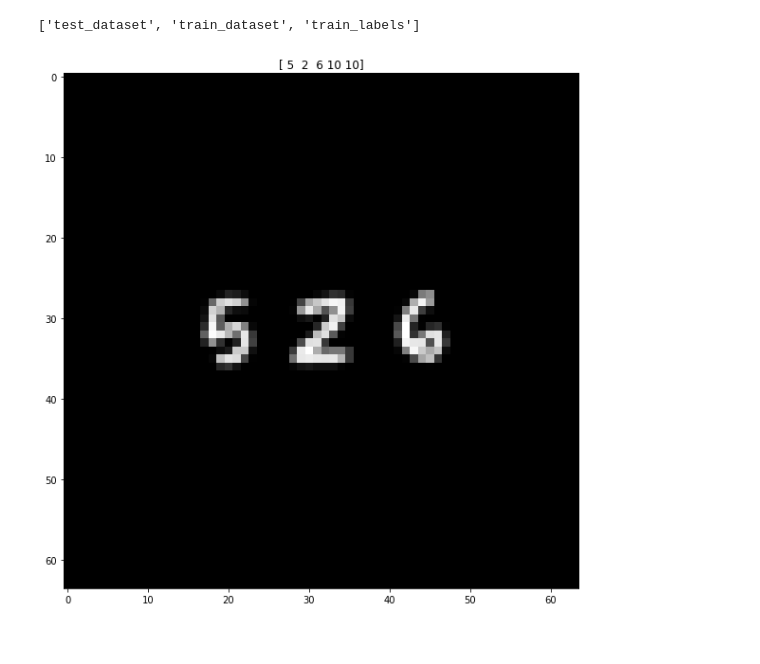
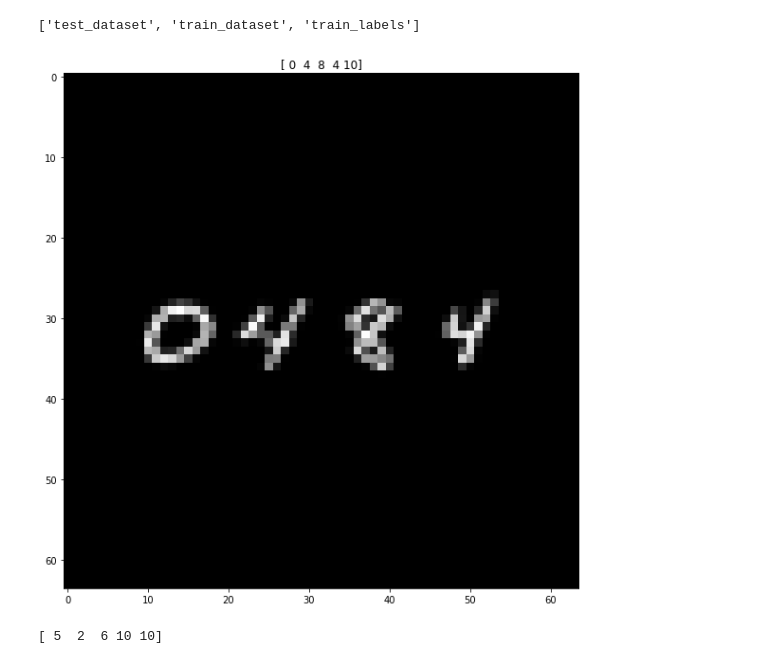
Before and after one commit to iwantadventureinthegreatwidesomewhere/Multi-Label-Classification-of-Image-Data, a Jupyter notebook: Task1.ipynb, the cells around one changed output. Drawn from its saved outputs; the diff is of its cells as text; code cells hidden in the pictures.

Commit message:
windowing and digits singulars

```diff
--- a/Task1.ipynb
+++ b/Task1.ipynb
@@ -56,7 +58,19 @@ list(f.keys())
 # %% [output]
 ['test_dataset', 'train_dataset', 'train_labels']
 # %%
-#print(np.squeeze(np.array(f["test_dataset"]))[0])
-displayGreyImage(np.squeeze(np.array(f["train_dataset"]))[3],np.squeeze(f["train_labels"])[3])
+displayGreyImage(np.squeeze(np.array(f["train_dataset"]))[7],np.squeeze(f["train_labels"])[7])
 # %% [output]
-[figure, old version]
+[figure, new version]
+# %%
+print(np.squeeze(f["train_labels"])[3])
+train_dataset = np.squeeze(np.array(f["train_dataset"])).copy()
+train_labels = np.squeeze(np.array(f["train_labels"])).copy()
+
+singulars_digit_list = []
+singulars_label_list = []
+for i, labels in enumerate(train_labels):
+    if labels[1]==10:
+        singulars_digit_list.append(train_dataset[i])
+        singulars_label_list.append(train_labels[i])
+# %% [output]
+[ 5  2  6 10 10]
```
Also changed, not shown: parts of 9 cells of this notebook.
